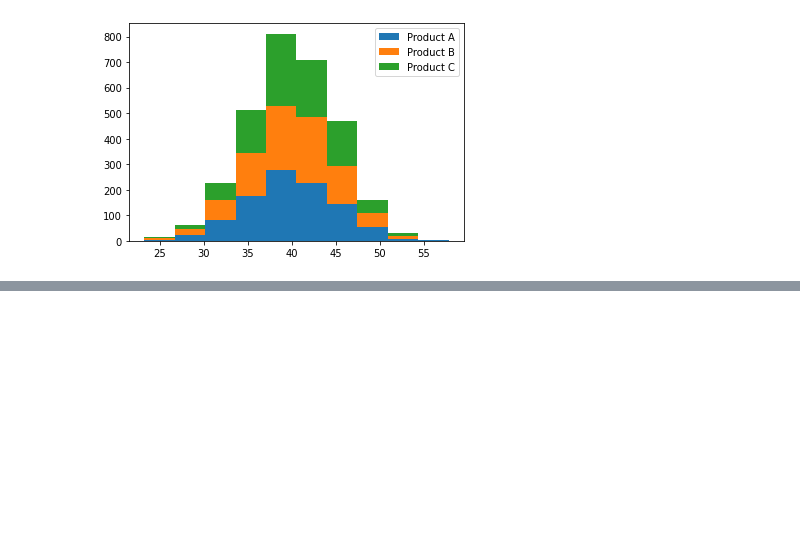
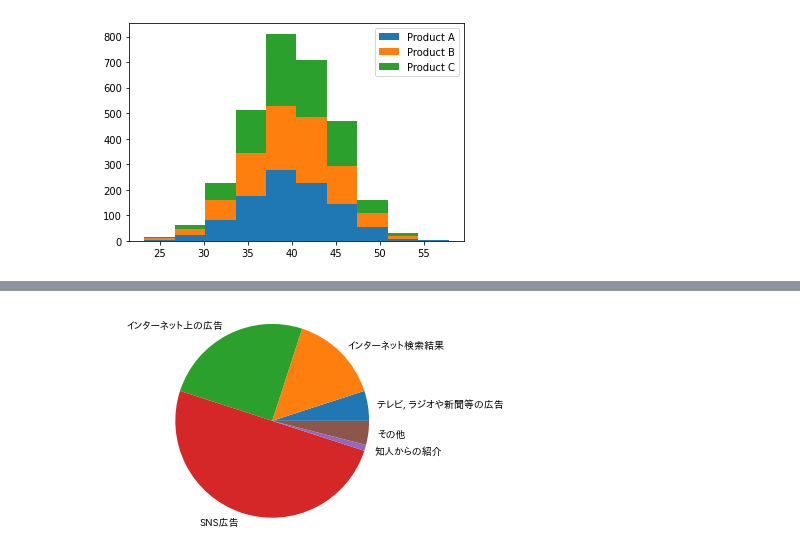
Before and after one commit to haruya0605037/sample2, a Jupyter notebook: python1w.ipynb, the cells around one changed output, grey strips where cells are left out. Cells and saved outputs as stored; diff of their text form; code cells hidden in the pictures; blank space fills up the shorter version.

```diff
--- a/python1w.ipynb
+++ b/python1w.ipynb
@@ -1099,0 +1169,12 @@ plt.show()
+# %%
+# 円グラフ3 日本語フォントの出力と描画
+#アンケート結果のデータセット
+
+import pandas as pd
+df = pd.DataFrame([['テレビ, ラジオや新聞等の広告', 5],
+                   ['インターネット検索結果', 15],
+                   ['インターネット上の広告', 25],
+                   ['SNS広告', 50],
+                   ['知人からの紹介', 1],
+                   ['その他', 4]], columns = ["媒体", "集計結果（%）"])
+df
@@ -1099,0 +1189,13 @@ plt.show()
+# %%
+# 円グラフ4 描画
+import matplotlib.pyplot as plt
+
+labels = df.loc[:, "媒体"]  # locはソースコードの行数のこと。つまり媒体の行の内容をlabelsにするよ。
+rate = df.loc[:, "集計結果（%）"]
+
+fig, ax = plt.subplots()
+ax.pie(rate, labels=labels)
+ax.axis('equal')  # axisメソッドは円グラフのアスペクト比(縦横比)を扱う。equalは1:1。
+plt.show()
+# %% [output]
+[figure, added]
```
Also changed, not shown: parts of 25 cells of this notebook.
